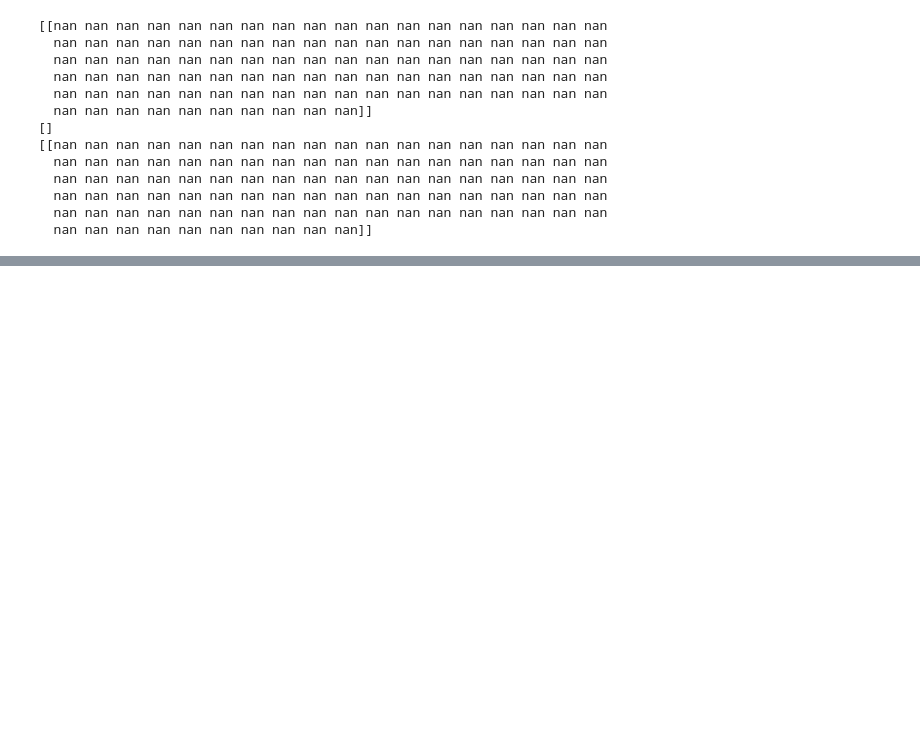
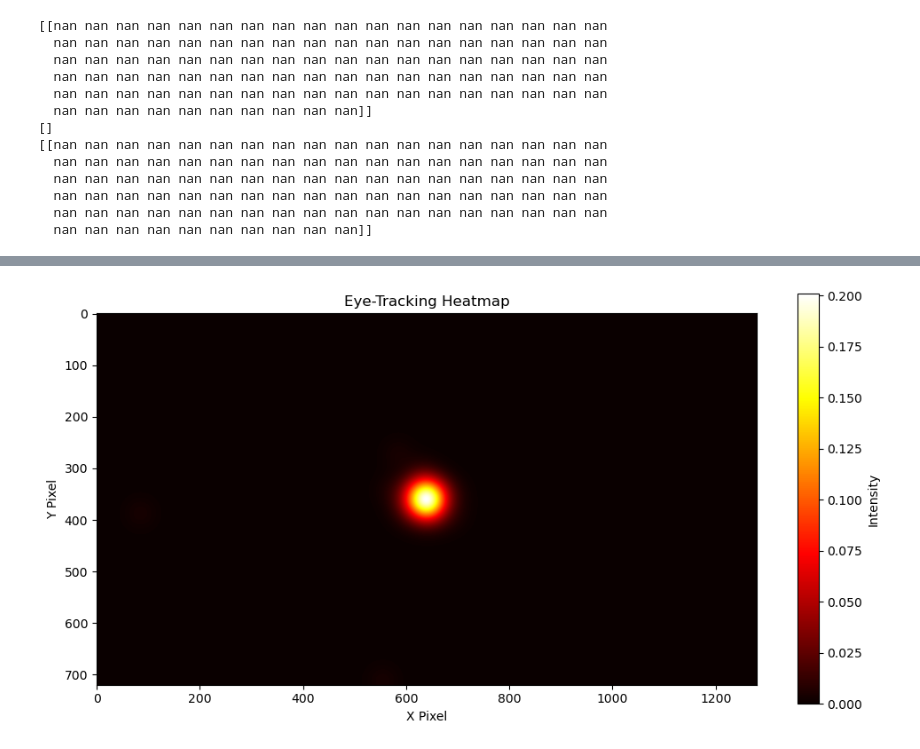
Before and after one commit to AndrewZhang599/extended-event-modeling, a Jupyter notebook: src/preprocess_features/andrew_testing_preprocessing.ipynb, the cells around one changed output, grey strips where cells are left out. Cells and saved outputs as stored; diff of their text form; code cells hidden in the pictures; blank space fills up the shorter version.

Commit message:
updated attention heatmap

```diff
--- a/src/preprocess_features/andrew_testing_preprocessing.ipynb
+++ b/src/preprocess_features/andrew_testing_preprocessing.ipynb
@@ -537,0 +540,5 @@ FileNotFoundError: [Errno 2] No such file or directory: 'C:\\Users\\super\\OneDr
+# %%
+data = np.load(r"C:\Users\super\OneDrive\Desktop\Github repos\extended-event-modeling\output\attention_weights\1.2.3_C1_heatmaps.npy", allow_pickle=True)
+data_items = data.item()
+print(data_items.keys())
+print(data_items[1])
@@ -537,0 +554,10 @@ FileNotFoundError: [Errno 2] No such file or directory: 'C:\\Users\\super\\OneDr
+# %%
+plt.figure(figsize=(12, 6))
+plt.imshow(data_items[1], cmap='hot')
+plt.title('Eye-Tracking Heatmap')
+plt.colorbar(label='Intensity')
+plt.xlabel('X Pixel')
+plt.ylabel('Y Pixel')
+plt.show()
+# %% [output]
+[figure, added]
```
Also changed, not shown: parts of 2 cells of this notebook, 2 other files.
